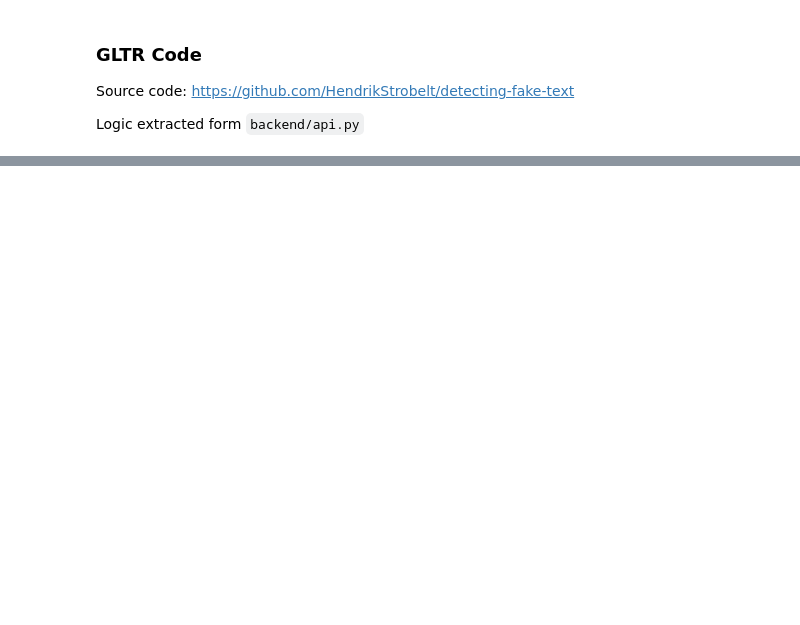
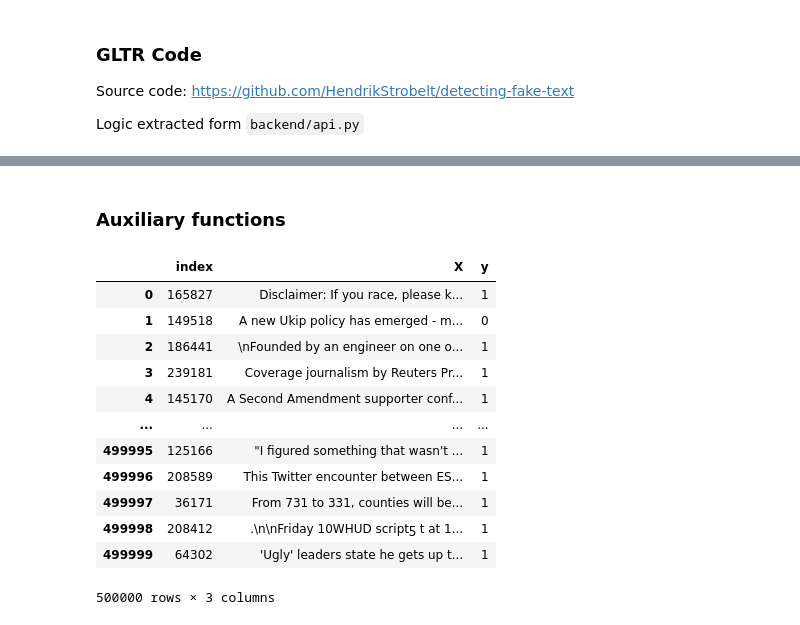
Before and after one commit to bancaditalia/gen-text-detect, a Jupyter notebook: gtc_existing_approaches_gehrmann.ipynb, the cells around one changed output, grey strips where cells are left out. Drawn from its saved outputs; the diff is of its cells as text; code cells hidden in the pictures; blank space fills up the shorter version.

```diff
--- a/gtc_existing_approaches_gehrmann.ipynb
+++ b/gtc_existing_approaches_gehrmann.ipynb
@@ -398,0 +390,3 @@ SAMPLE: <|endoftext|>".
+# %%
+data_path = "./data"
+datasets = sorted([f for f in os.listdir(data_path) if os.path.isfile(os.path.join(data_path, f))])
@@ -398,0 +413,8 @@ SAMPLE: <|endoftext|>".
+# %%
+ds_hw_filename = 'webtext.train.jsonl'
+ds_mg_filename = 'small-117M.train.jsonl'
+# %%
+ds_mg = pd.read_json(os.path.join(data_path, ds_mg_filename), lines = True)
+ds_hw = pd.read_json(os.path.join(data_path, ds_hw_filename), lines = True)
+# %% [markdown]
+### Auxiliary functions
@@ -398,0 +434,20 @@ SAMPLE: <|endoftext|>".
+# %%
+mg_pd = create_dataset(ds_mg["text"], is_machine_generated=True)
+hw_pd = create_dataset(ds_hw["text"], is_machine_generated=False)
+shuffled = concat_and_shuffle([mg_pd, hw_pd])
+# %%
+shuffled
+# %% [output]
+|  | index | X | y |
+| 0 | 165827 | Disclaimer: If you race, please k... | 1 |
+| 1 | 149518 | A new Ukip policy has emerged - m... | 0 |
+| 2 | 186441 | \nFounded by an engineer on one o... | 1 |
+| 3 | 239181 | Coverage journalism by Reuters Pr... | 1 |
+| 4 | 145170 | A Second Amendment supporter conf... | 1 |
+| ... | ... | ... | ... |
+| 499995 | 125166 | "I figured something that wasn't ... | 1 |
+| 499996 | 208589 | This Twitter encounter between ES... | 1 |
+| 499997 | 36171 | From 731 to 331, counties will be... | 1 |
+| 499998 | 208412 | .\n\nFriday 10WHUD scriptƽ t at 1... | 1 |
+| 499999 | 64302 | 'Ugly' leaders state he gets up t... | 1 |
+500000 rows × 3 columns
```
Also changed, not shown: parts of 15 cells of this notebook, 1 other file.
